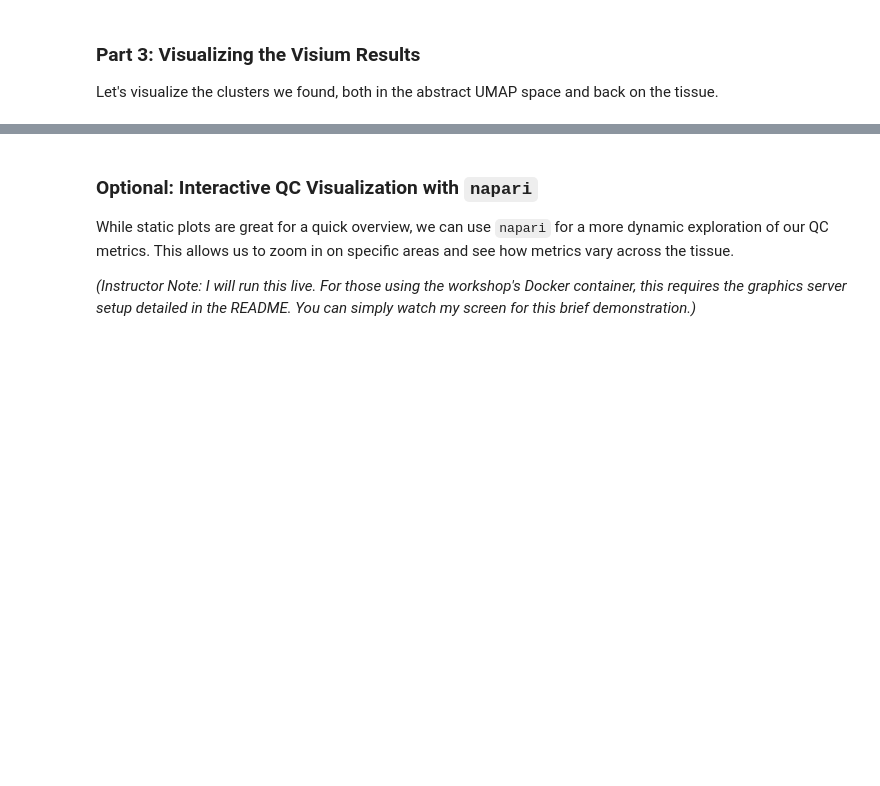
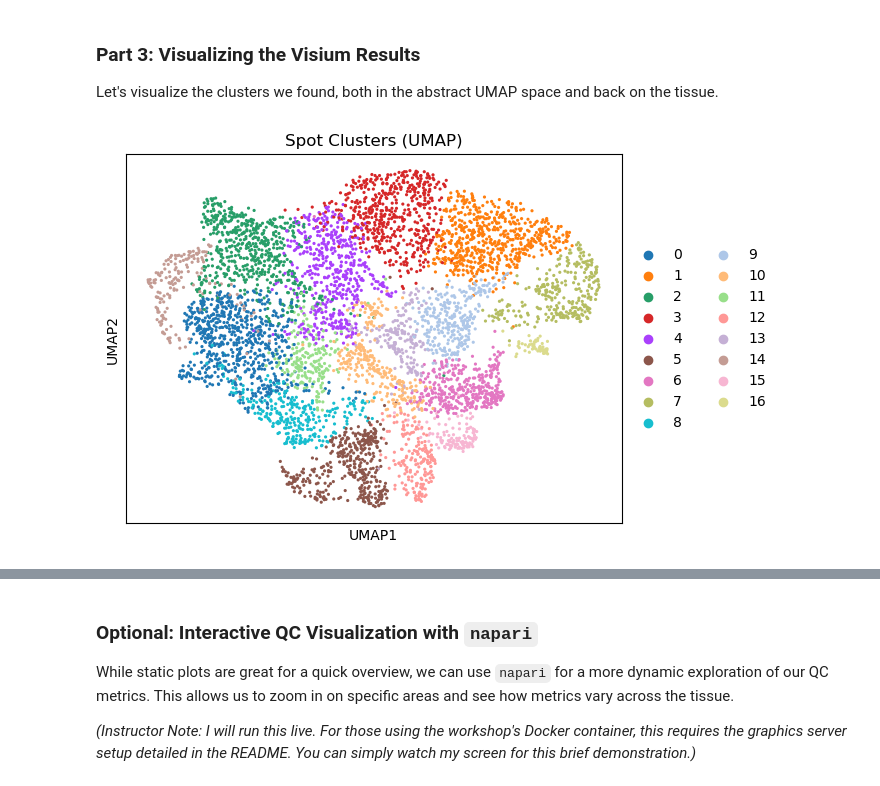
Before and after one commit to ccb-hms/Spatial-Workshop, a Jupyter notebook: notebooks/nb3_preprocessing_and_clustering_with_scanpy.ipynb, the cells around one changed output, grey strips where cells are left out. Saved outputs shown, nothing was run; the diff lists cells and outputs as text; code cells hidden in the pictures; blank space fills up the shorter version.

```diff
--- a/notebooks/nb3_preprocessing_and_clustering_with_scanpy.ipynb
+++ b/notebooks/nb3_preprocessing_and_clustering_with_scanpy.ipynb
@@ -38,4 +75,4 @@ For spot-based data like Visium, visualizing QC metrics spatially is a critical
 
 First, we calculate standard QC metrics, such as the number of genes detected per spot (`n_genes_by_counts`) and the total number of transcripts per spot (`total_counts`).
 # %%
-sc.pp.calculate_qc_metrics(adata_visium, percent_top=(20, 50), inplace=True)
+sc.pp.calculate_qc_metrics(sdata_visium.tables["table"], percent_top=(20, 50), inplace=True)
@@ -84,8 +147,8 @@ print(f"Spots after filtering: {adata_visium.n_obs}")
 #### Step 2.2: Normalization and Log-Transformation
 This step corrects for differences in sequencing depth between spots, ensuring that we are comparing their relative gene expression profiles.
 # %%
-sc.pp.normalize_total(adata_visium, inplace=True)
-sc.pp.log1p(adata_visium)
+sc.pp.normalize_total(sdata_visium.tables["table"], inplace=True)
+sc.pp.log1p(sdata_visium.tables["table"])
 # %% [markdown]
 #### Step 2.3: Finding Highly Variable Genes (HVGs)
 We don't need to use all ~18,000 genes for clustering. We can identify the genes that show the most biological variability across the tissue and focus our analysis on them. This reduces computational time and often improves results.
@@ -111,4 +174,6 @@ sc.tl.umap(adata_visium)
 ### Part 3: Visualizing the Visium Results
 Let's visualize the clusters we found, both in the abstract UMAP space and back on the tissue.
 # %%
-sc.pl.umap(adata_visium, color="clusters", title="Spot Clusters (UMAP)")
+sc.pl.umap(sdata_visium.tables["table"], color="clusters", title="Spot Clusters (UMAP)")
+# %% [output]
+[figure, added]
```
Also changed, not shown: parts of 41 cells of this notebook, 1 other file.
